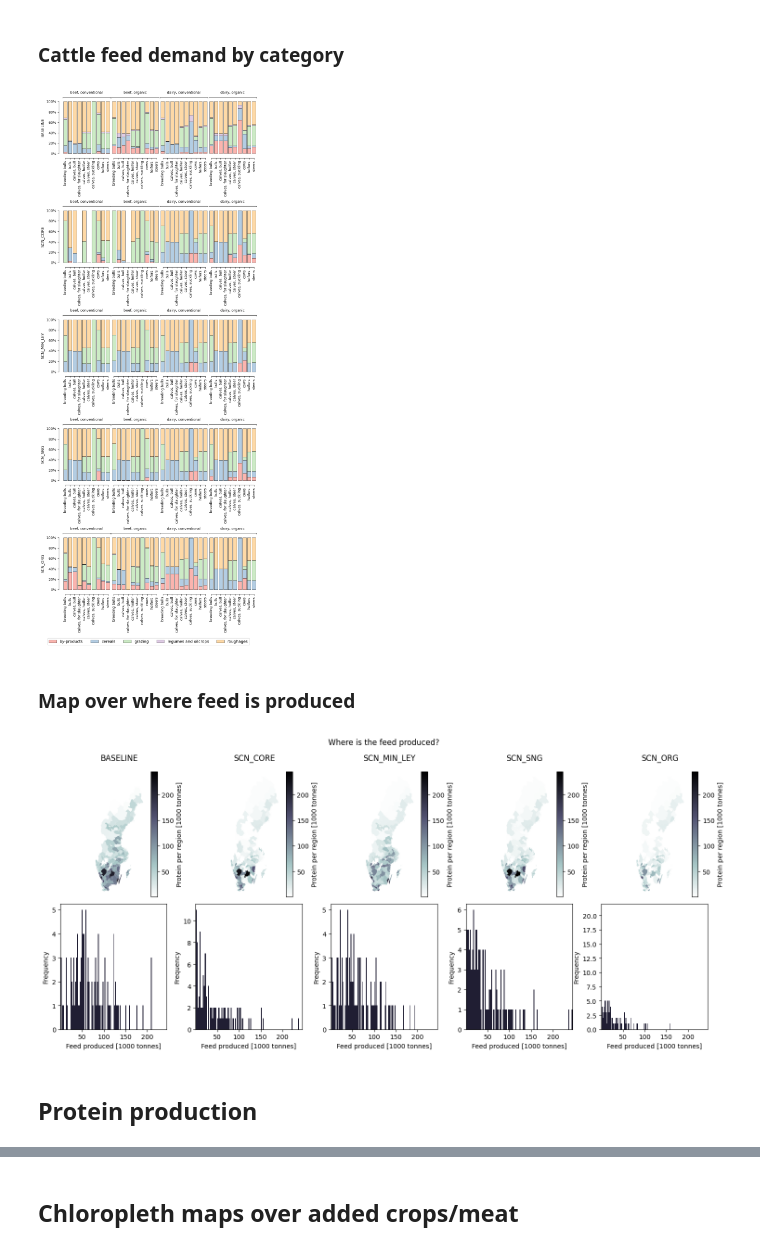
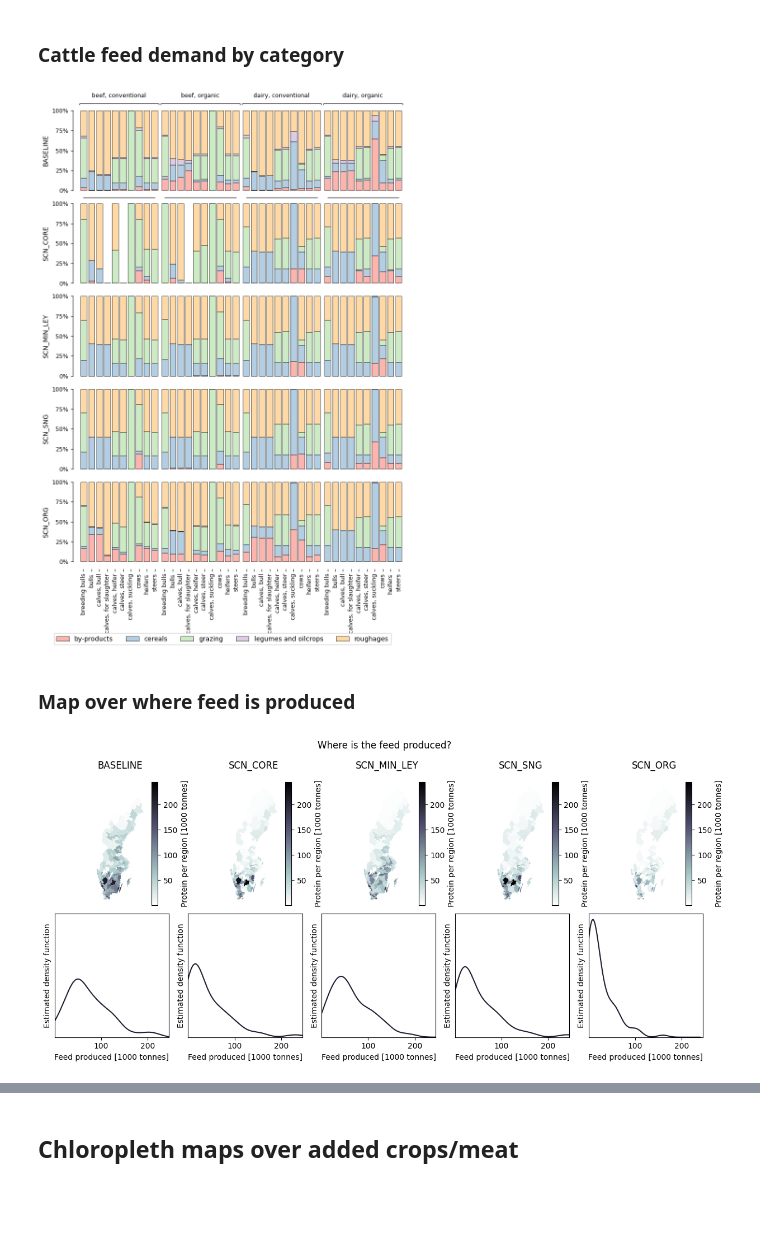
Before and after one commit to wanecek/eitm01-scenarios, a Jupyter notebook: analysis.ipynb, the cells around one changed output, grey strips where cells are left out. Cells and saved outputs as stored; diff of their text form; code cells hidden in the pictures; blank space fills up the shorter version.

```diff
--- a/analysis.ipynb
+++ b/analysis.ipynb
@@ -247,7 +530,7 @@ for scn, axs in zip(scenarios, axs2d.T):
         lt = "SN pastures" if land_type == "semi-natural grasslands" else land_type
         plot.map_from_series(
             data, ax=ax,
-            cmap='RdBu', edgecolor='grey',
+            cmap=cmc.vik, edgecolor='grey',
             legend_kwds={'label': fr'$\Delta$ {lt} [1000 ha]'},
             cmap_zero_midpoint="shrink"
         )
@@ -275,7 +558,7 @@ for scn, axs in zip(rel_landuse_df.index, axs2d.T):
     for cg, ax in zip(["ley", "cereals"], axs):
         data = rel_landuse_df.loc[scn,(cg,slice(None))]
         ax.set_axis_off()
-        plot.map_from_series(data, ax=ax, cmap="bone_r", edgecolor="grey", vmin=0, vmax=1, legend_kwds={"label": fr"Share of {cg} of cropland"})
+        plot.map_from_series(data, ax=ax, cmap=CMAPS["map1"], edgecolor="grey", vmin=0, vmax=1, legend_kwds={"label": fr"Share of {cg} of cropland"})
 
 fig.suptitle("Share of cropland use of ley and cereals")
 fig.tight_layout()
@@ -351,7 +634,7 @@ for scn, ax in zip(list(scenarios), axs):
 
     norm = TwoSlopeNorm(vmin=vmin, vcenter=vcenter, vmax=vmax)
     # create a normalized colorbar
-    cmap="RdBu"
+    cmap=cmc.vik
     cbar = plt.cm.ScalarMappable(norm=norm, cmap=cmap)
 
     # add colorbar
@@ -389,7 +672,7 @@ for scn, ax in zip(scenarios, axs):
     except Exception:
         continue
 
-    plot.map_from_series(data, cmap="RdBu", ax=ax, legend_kwds={ "label": r"$\Delta$ Landuse [1000 ha]" }, cmap_zero_midpoint="shrink")
+    plot.map_from_series(data, cmap=cmc.vik, ax=ax, legend_kwds={ "label": r"$\Delta$ Landuse [1000 ha]" }, cmap_zero_midpoint="shrink")
 
 fig.suptitle("Change in land use compared to BASELINE")
 fig.tight_layout()
@@ -624,47 +849,46 @@ feed_demands.columns = pd.MultiIndex.from_tuples(map(lambda tup: tup if not pd.i
 feed_demands = feed_demands.T.groupby(["feed_group2", "breed", "prod_system", "animal"]).sum().T
 feed_demands_total = feed_demands.T.groupby(["breed", "prod_system", "animal"]).sum().T
 
-fig, axs = plt.subplots(len(SCENARIOS), 1, figsize=(8, len(SCENARIOS)*4))
+fig, axs = plt.subplots(len(SCENARIOS), 1, figsize=(8, (len(SCENARIOS)-1)*2 + 4))
 for scn, ax in zip(SCENARIOS, axs):
     data = (feed_demands.loc[scn].unstack("feed_group2").T / feed_demands_total.loc[scn]).T.sort_index()
     data.sort_index()
-    cm.plot.bar(
+    _axs, _grp_axs = cm.plot.bar(
         data,
         ax=ax,
         cmap = "Pastel1",
         group_levels=["breed", "prod_system"],
         sort_groups=False,  # Use the already-sorted index instead
         grouplabels_vertical=False,
         group_spacing = 0.3,
         ticklabels_fontsize = 9,
         grouplabels_fontsize = 9,
         ylabel_fontsize = 10,
         xlabel_fontsize = 10
     )
-    #if ax not in [axs[0], axs[-1]]:
-    #    ax.set_xticks([])
-    #ax.tick_params(
-    #    axis='x',          # changes apply to the x-axis
-    #    which='both',      # both major and minor ticks are affected
-    #    bottom='off',      # ticks along the bottom edge are off
-    #    top='off',         # ticks along the top edge are off
-    #    labelbottom='off'
-    #)
+
+    if ax != axs[0]:
+        for _grp_ax in _grp_axs:
+            _grp_ax.remove()
+
+    if ax != axs[-1]:
+        ax.set_xticks([], minor=False) # Remove the ticks along the bottom
+
     ax.set_ylabel(scn)
     ax.yaxis.set_major_formatter(mpl.ticker.PercentFormatter(1))
 
 
 ## Remove all the subplot-legends and add a common one for the entire figure
 handles, labels = axs.reshape(-1)[0].get_legend_handles_labels()
 [ax.get_legend().remove() for ax in axs.reshape(-1)]
 fig.legend(handles, labels, loc="lower center", ncol=5)
 
 fig.tight_layout()
-fig.subplots_adjust(bottom=.1) ## Make space for the extra legend
+fig.subplots_adjust(bottom=.15)  # Make space for the extra legend
 fig.savefig("figures/feed-rations.pdf")
 fig.show()
 # %% [output]
-[figure, old version]
+[figure, new version]
 # %% [markdown]
 ### Map over where feed is produced
 # %%
@@ -674,7 +898,7 @@ feed_by_region /= 1e6
 
 vmin, vmax = feed_by_region.min().min(), feed_by_region.max().max()
 scenarios=SCENARIOS
-fig, axs2d = plt.subplots(2, len(scenarios), figsize=(len(scenarios)*3, 7))
+fig, axs2d = plt.subplots(2, len(scenarios), figsize=(len(scenarios)*2.5, 6))
 
 for scn, ax in zip(scenarios, axs2d[0]):
     cm.plot.map_from_series(
@@ -686,16 +910,20 @@ for scn, ax in zip(scenarios, axs2d[0]):
     ax.set_axis_off()
     ax.set_title(scn)
 
+max_density = 0
 for scn, ax in zip(scenarios, axs2d[1]):
-    #protein_by_region.loc[scn].plot.kde(ax=ax)
-    (feed_by_region.loc[scn]).plot.hist(ax=ax, bins=100, color="#201e33")
+    feed_by_region.loc[scn].plot.kde(ax=ax, color="#201e33")
     ax.set_xlim([vmin, vmax])
+    max_density = max(ax.get_ylim()[1], max_density)
     ax.set_xlabel("Feed produced [1000 tonnes]")
+    ax.yaxis.set_major_locator(mpl.ticker.NullLocator())
+    ax.set_ylabel("Estimated density function")
+
+for ax in axs2d[1]:
+    ax.set_ylim([0, max_density])
 
 fig.suptitle("Where is the feed produced?")
 fig.savefig("figures/feed-distribution.png")
 fig.tight_layout()
 # %% [output]
-[figure, old version]
+[figure, new version]
-# %% [markdown]
-## Protein production
```
Also changed, not shown: parts of 41 cells of this notebook.
